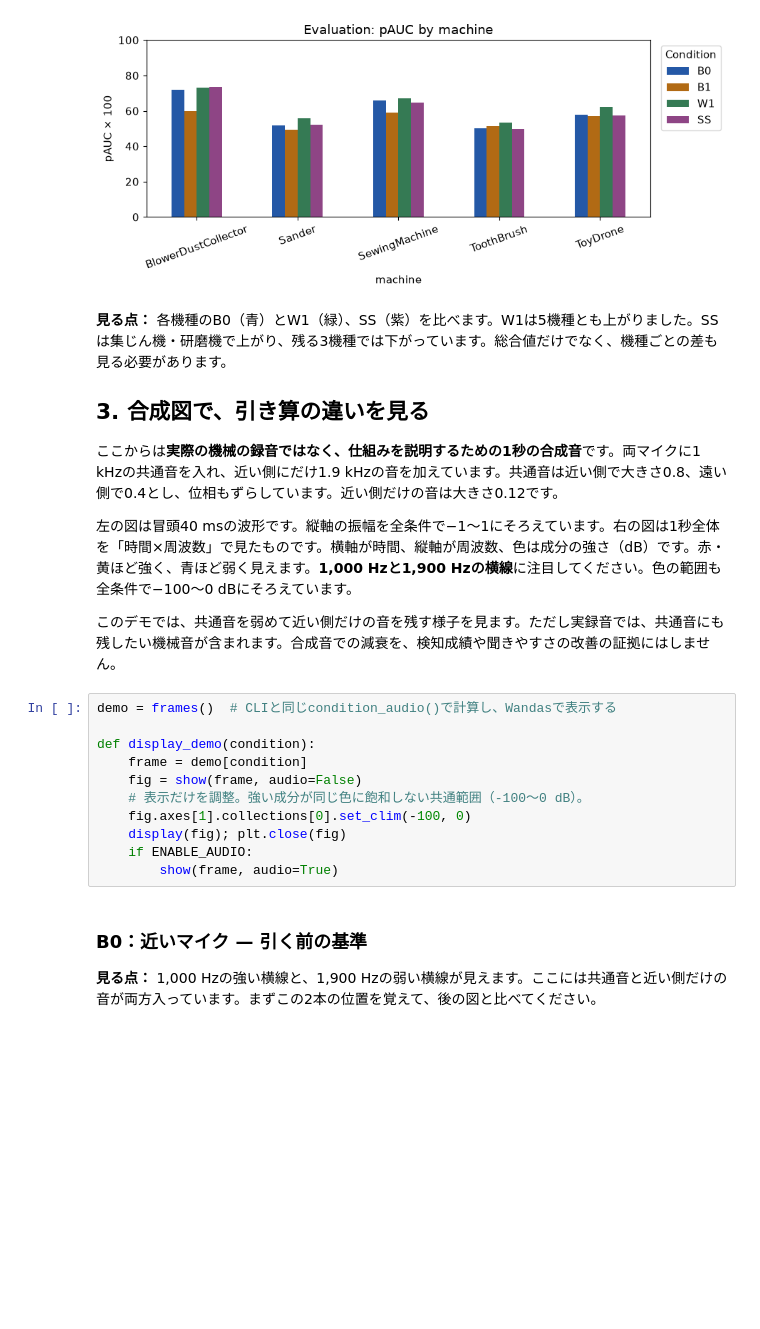
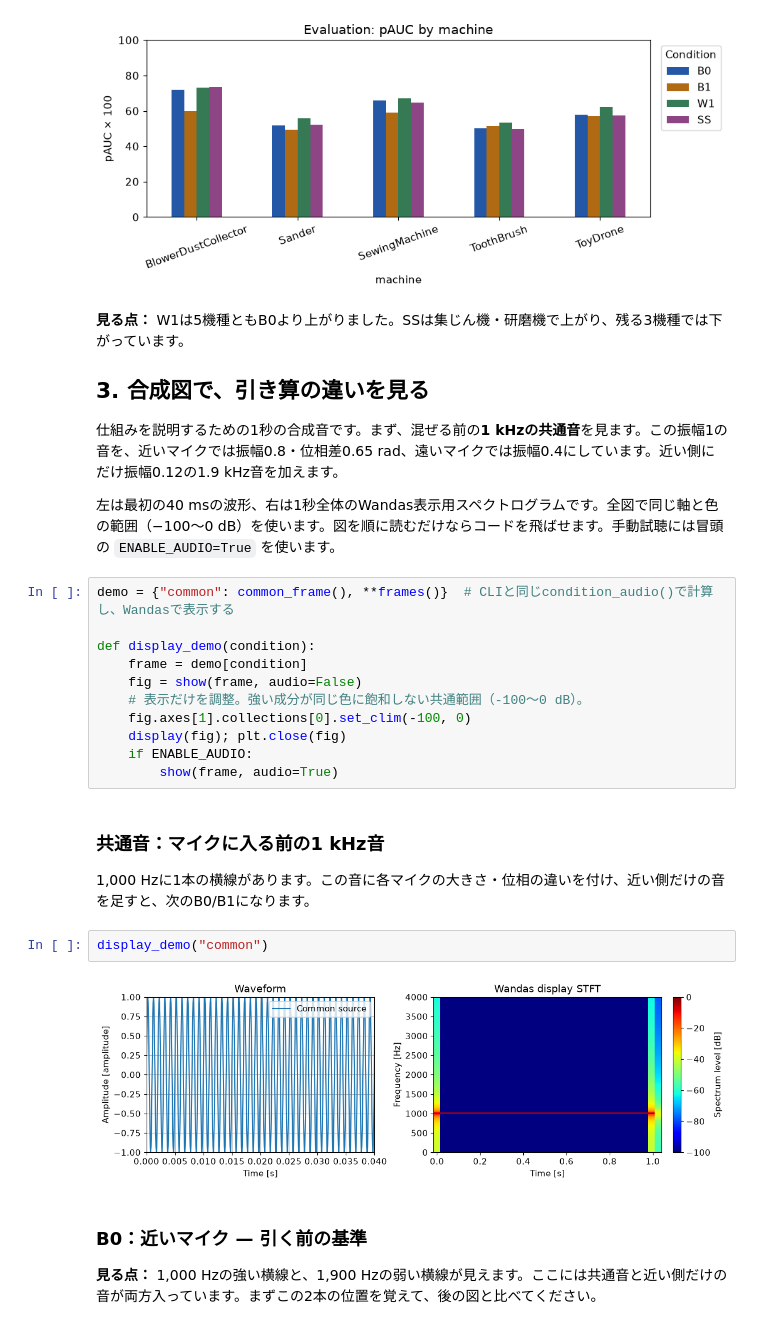
Before and after one commit to kasahart/asd-experiments, a Jupyter notebook: notebooks/02_b0_b1_w1_ss.ipynb, the cells around one changed output. Drawn from its saved outputs; the diff is of its cells as text; blank space fills up the shorter version.

Commit message:
Streamline reader notebook and add original common tone

```diff
--- a/notebooks/02_b0_b1_w1_ss.ipynb
+++ b/notebooks/02_b0_b1_w1_ss.ipynb
@@ -77,17 +75,15 @@ plt.tight_layout(); plt.show()
 | 小型ドローン（ToyDrone） | 57.842 | 57.105 | 62.316 | 57.579 |
 [figure]
 # %% [markdown]
-**見る点：** 各機種のB0（青）とW1（緑）、SS（紫）を比べます。W1は5機種とも上がりました。SSは集じん機・研磨機で上がり、残る3機種では下がっています。総合値だけでなく、機種ごとの差も見る必要があります。
+**見る点：** W1は5機種ともB0より上がりました。SSは集じん機・研磨機で上がり、残る3機種では下がっています。
 
 ## 3. 合成図で、引き算の違いを見る
 
-ここからは**実際の機械の録音ではなく、仕組みを説明するための1秒の合成音**です。両マイクに1 kHzの共通音を入れ、近い側にだけ1.9 kHzの音を加えています。共通音は近い側で大きさ0.8、遠い側で0.4とし、位相もずらしています。近い側だけの音は大きさ0.12です。
+仕組みを説明するための1秒の合成音です。まず、混ぜる前の**1 kHzの共通音**を見ます。この振幅1の音を、近いマイクでは振幅0.8・位相差0.65 rad、遠いマイクでは振幅0.4にしています。近い側にだけ振幅0.12の1.9 kHz音を加えます。
 
-左の図は冒頭40 msの波形です。縦軸の振幅を全条件で−1〜1にそろえています。右の図は1秒全体を「時間×周波数」で見たものです。横軸が時間、縦軸が周波数、色は成分の強さ（dB）です。赤・黄ほど強く、青ほど弱く見えます。**1,000 Hzと1,900 Hzの横線**に注目してください。色の範囲も全条件で−100〜0 dBにそろえています。
-
-このデモでは、共通音を弱めて近い側だけの音を残す様子を見ます。ただし実録音では、共通音にも残したい機械音が含まれます。合成音での減衰を、検知成績や聞きやすさの改善の証拠にはしません。
+左は最初の40 msの波形、右は1秒全体のWandas表示用スペクトログラムです。全図で同じ軸と色の範囲（−100〜0 dB）を使います。図を順に読むだけならコードを飛ばせます。手動試聴には冒頭の `ENABLE_AUDIO=True` を使います。
 # %%
-demo = frames()  # CLIと同じcondition_audio()で計算し、Wandasで表示する
+demo = {"common": common_frame(), **frames()}  # CLIと同じcondition_audio()で計算し、Wandasで表示する
 
 def display_demo(condition):
     frame = demo[condition]
@@ -97,6 +93,14 @@ def display_demo(condition):
     display(fig); plt.close(fig)
     if ENABLE_AUDIO:
         show(frame, audio=True)
+# %% [markdown]
+### 共通音：マイクに入る前の1 kHz音
+
+1,000 Hzに1本の横線があります。この音に各マイクの大きさ・位相の違いを付け、近い側だけの音を足すと、次のB0/B1になります。
+# %%
+display_demo("common")
+# %% [output]
+[figure, added]
 # %% [markdown]
 ### B0：近いマイク — 引く前の基準
 
```
Also changed, not shown: parts of 12 cells of this notebook, 16 other files.
